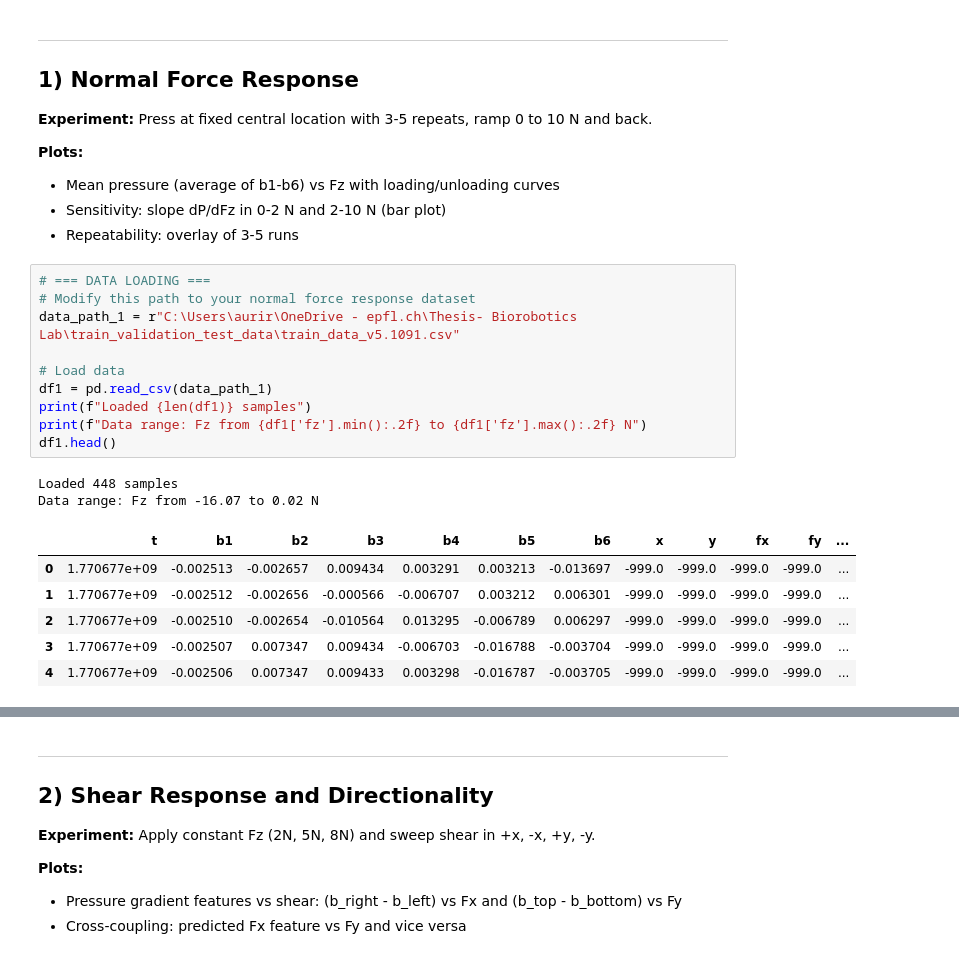
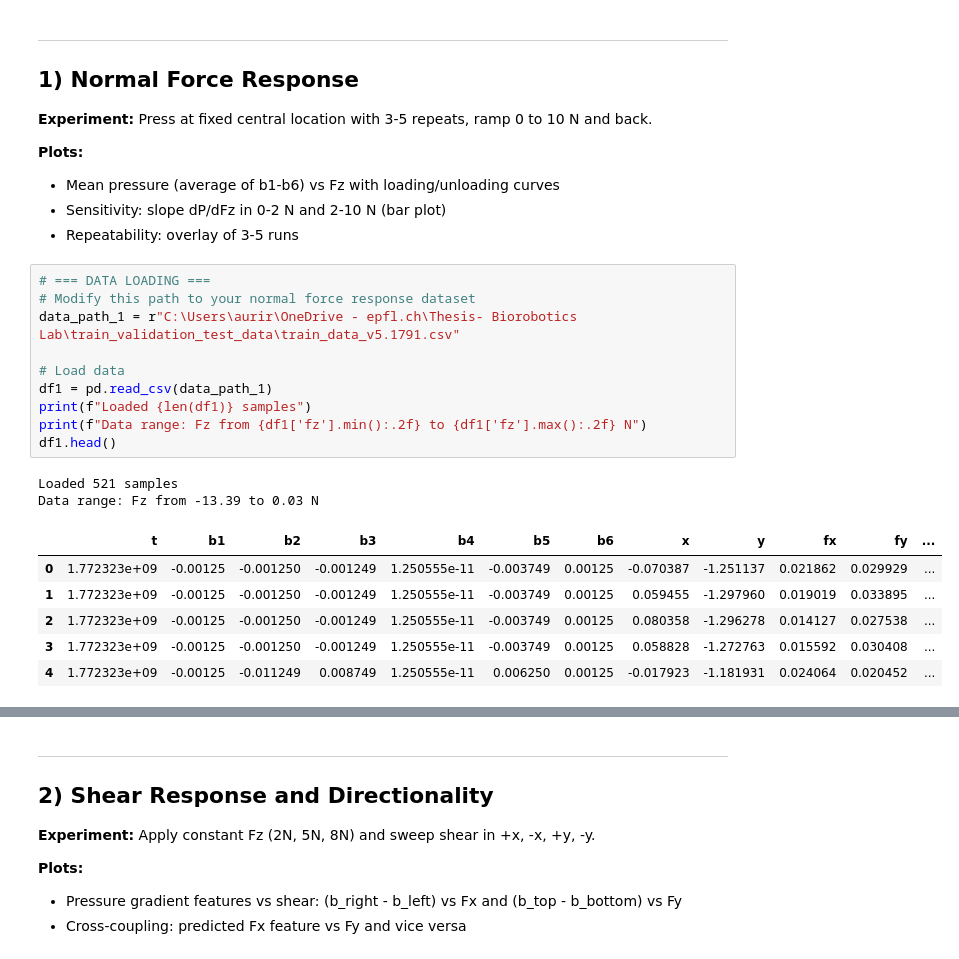
Before and after one commit to auroraruggeri13-art/Thesis_Tactile_Sensor, a Jupyter notebook: sensor_characterization.ipynb, the cells around one changed output, grey strips where cells are left out. Cells and saved outputs as stored; diff of their text form.

```diff
--- a/sensor_characterization.ipynb
+++ b/sensor_characterization.ipynb
@@ -47,22 +47,22 @@ Libraries imported successfully!
 # %%
 # === DATA LOADING ===
 # Modify this path to your normal force response dataset
-data_path_1 = r"C:\Users\aurir\OneDrive - epfl.ch\Thesis- Biorobotics Lab\train_validation_test_data\train_data_v5.1091.csv"
+data_path_1 = r"C:\Users\aurir\OneDrive - epfl.ch\Thesis- Biorobotics Lab\train_validation_test_data\train_data_v5.1791.csv"
 
 # Load data
 df1 = pd.read_csv(data_path_1)
 print(f"Loaded {len(df1)} samples")
 print(f"Data range: Fz from {df1['fz'].min():.2f} to {df1['fz'].max():.2f} N")
 df1.head()
 # %% [output]
-Loaded 448 samples
-Data range: Fz from -16.07 to 0.02 N
+Loaded 521 samples
+Data range: Fz from -13.39 to 0.03 N
 |  | t | b1 | b2 | b3 | b4 | b5 | b6 | x | y | fx | fy | ... |
-| 0 | 1.770677e+09 | -0.002513 | -0.002657 | 0.009434 | 0.003291 | 0.003213 | -0.013697 | -999.0 | -999.0 | -999.0 | -999.0 | ... |
-| 1 | 1.770677e+09 | -0.002512 | -0.002656 | -0.000566 | -0.006707 | 0.003212 | 0.006301 | -999.0 | -999.0 | -999.0 | -999.0 | ... |
-| 2 | 1.770677e+09 | -0.002510 | -0.002654 | -0.010564 | 0.013295 | -0.006789 | 0.006297 | -999.0 | -999.0 | -999.0 | -999.0 | ... |
-| 3 | 1.770677e+09 | -0.002507 | 0.007347 | 0.009434 | -0.006703 | -0.016788 | -0.003704 | -999.0 | -999.0 | -999.0 | -999.0 | ... |
-| 4 | 1.770677e+09 | -0.002506 | 0.007347 | 0.009433 | 0.003298 | -0.016787 | -0.003705 | -999.0 | -999.0 | -999.0 | -999.0 | ... |
+| 0 | 1.772323e+09 | -0.00125 | -0.001250 | -0.001249 | 1.250555e-11 | -0.003749 | 0.00125 | -0.070387 | -1.251137 | 0.021862 | 0.029929 | ... |
+| 1 | 1.772323e+09 | -0.00125 | -0.001250 | -0.001249 | 1.250555e-11 | -0.003749 | 0.00125 | 0.059455 | -1.297960 | 0.019019 | 0.033895 | ... |
+| 2 | 1.772323e+09 | -0.00125 | -0.001250 | -0.001249 | 1.250555e-11 | -0.003749 | 0.00125 | 0.080358 | -1.296278 | 0.014127 | 0.027538 | ... |
+| 3 | 1.772323e+09 | -0.00125 | -0.001250 | -0.001249 | 1.250555e-11 | -0.003749 | 0.00125 | 0.058828 | -1.272763 | 0.015592 | 0.030408 | ... |
+| 4 | 1.772323e+09 | -0.00125 | -0.011249 | 0.008749 | 1.250555e-11 | 0.006250 | 0.00125 | -0.017923 | -1.181931 | 0.024064 | 0.020452 | ... |
 # %%
 # === PREPROCESSING ===
 # Filter out artificial no-contact values (-999)
```
Also changed, not shown: parts of 12 cells of this notebook, 20 other files.
